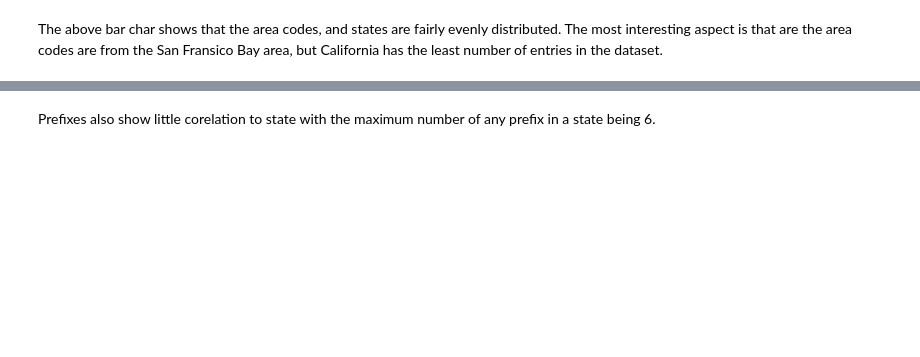
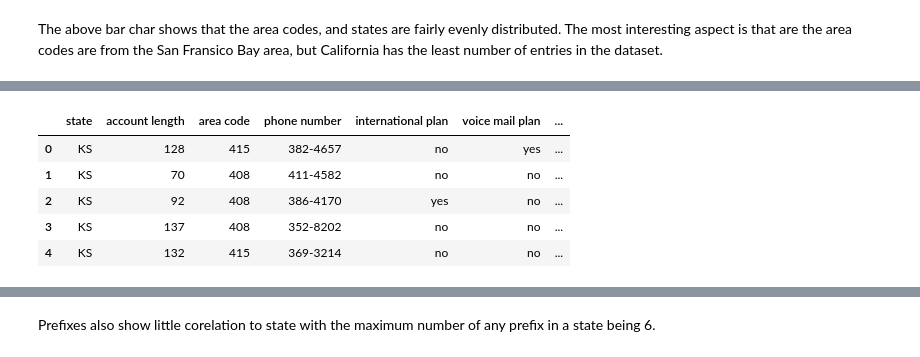
Before and after one commit to scottkds/metis_project3, a Jupyter notebook: models/Churn_EDA.ipynb, the cells around one changed output, grey strips where cells are left out. Drawn from its saved outputs; the diff is of its cells as text; code cells hidden in the pictures; blank space fills up the shorter version.

```diff
--- a/models/Churn_EDA.ipynb
+++ b/models/Churn_EDA.ipynb
@@ -100,0 +184,11 @@ The above bar char shows that the area codes, and states are fairly evenly distr
+# %%
+# Merge curn by state into primary dataframe tc
+tc = tc.merge(churn_by_state_group[['state', 'perc_churn']], on='state')
+tc.head()
+# %% [output]
+|  | state | account length | area code | phone number | international plan | voice mail plan | ... |
+| 0 | KS | 128 | 415 | 382-4657 | no | yes | ... |
+| 1 | KS | 70 | 408 | 411-4582 | no | no | ... |
+| 2 | KS | 92 | 408 | 386-4170 | yes | no | ... |
+| 3 | KS | 137 | 408 | 352-8202 | no | no | ... |
+| 4 | KS | 132 | 415 | 369-3214 | no | no | ... |
```
Also changed, not shown: parts of 21 cells of this notebook, 2 other files.
